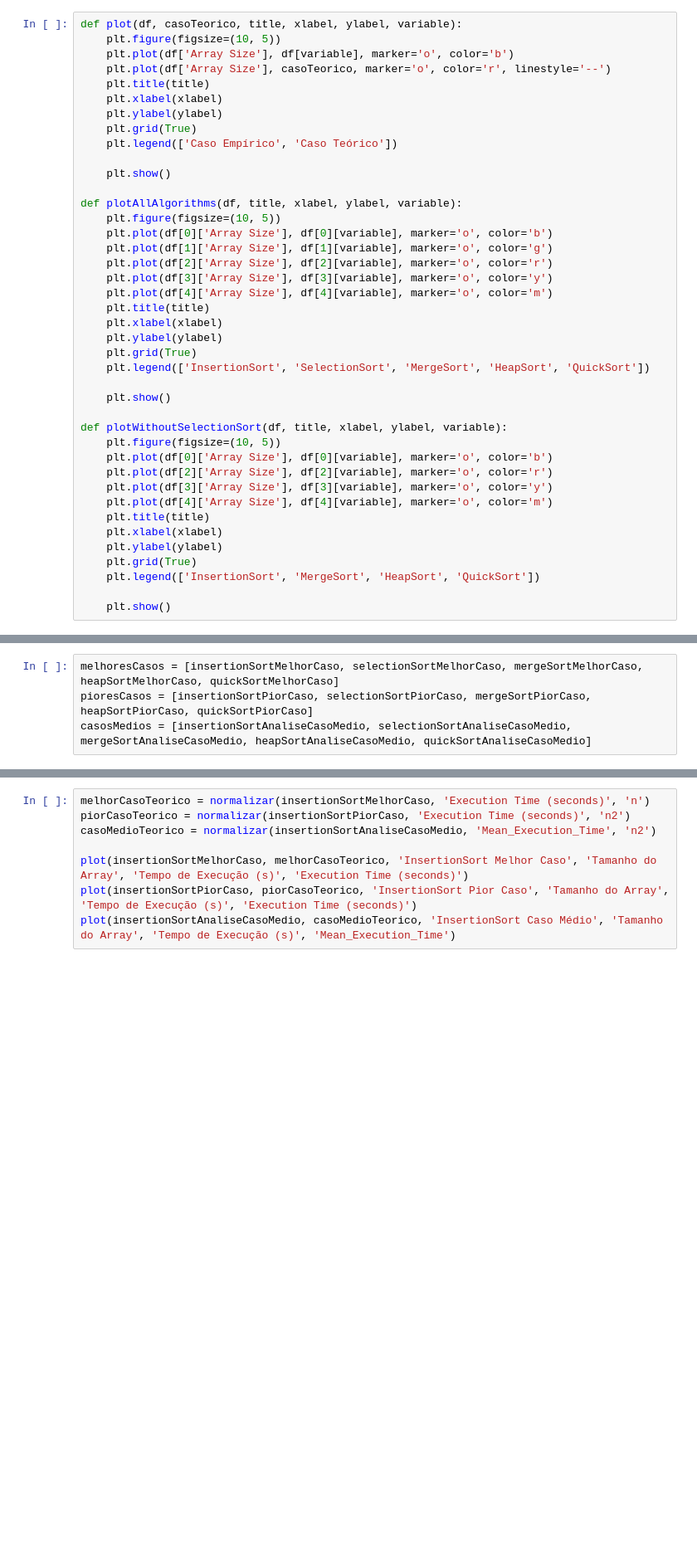
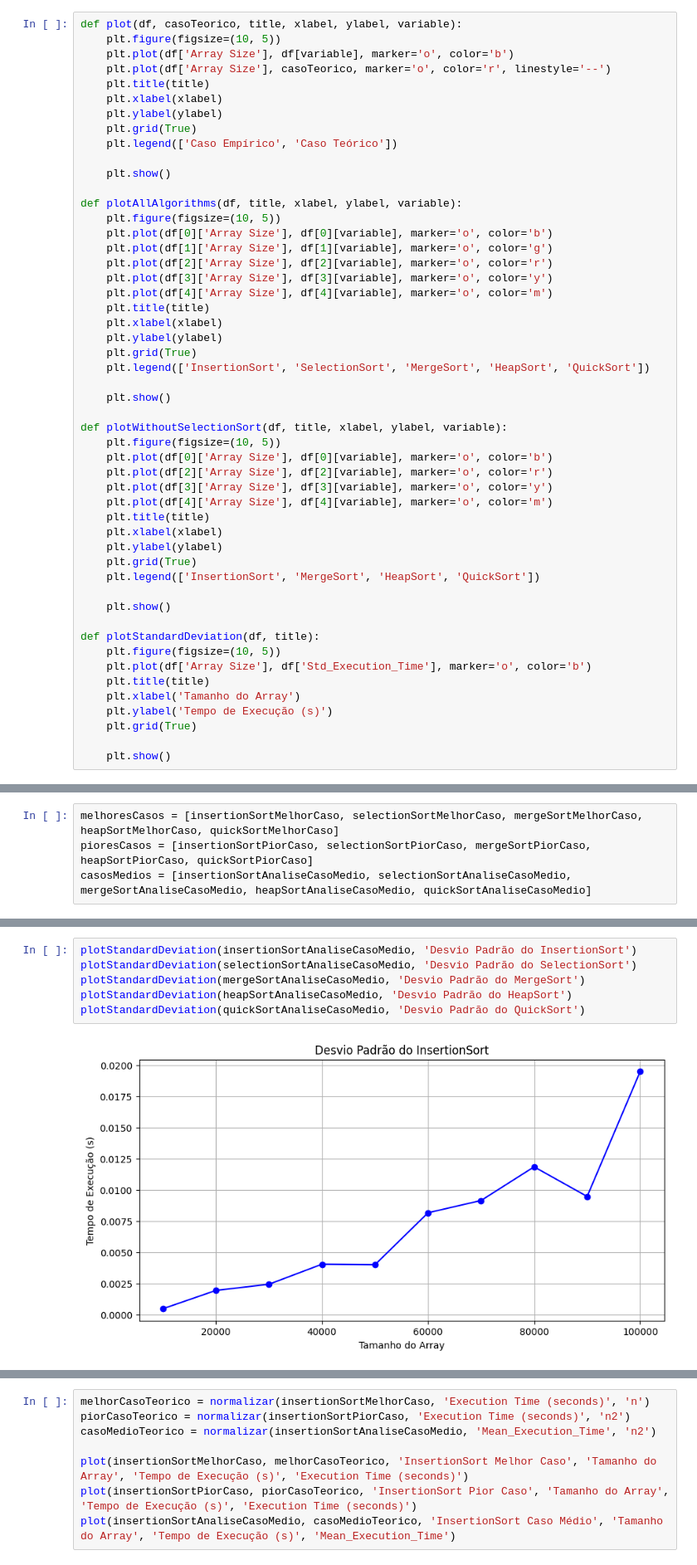
Before and after one commit to HenriqueS1972/Analysis-Sorting-Algorithms, a Jupyter notebook: analysis.ipynb, the cells around one changed output, grey strips where cells are left out. Shown at 83% size. Drawn from its saved outputs; the diff is of its cells as text; blank space fills up the shorter version.

```diff
--- a/analysis.ipynb
+++ b/analysis.ipynb
@@ -58,6 +58,16 @@ def plotWithoutSelectionSort(df, title, xlabel, ylabel, variable):
     plt.legend(['InsertionSort', 'MergeSort', 'HeapSort', 'QuickSort'])
 
     plt.show()
+
+def plotStandardDeviation(df, title):
+    plt.figure(figsize=(10, 5))
+    plt.plot(df['Array Size'], df['Std_Execution_Time'], marker='o', color='b')
+    plt.title(title)
+    plt.xlabel('Tamanho do Array')
+    plt.ylabel('Tempo de Execução (s)')
+    plt.grid(True)
+
+    plt.show()
 # %%
 insertionSortMelhorCaso = pd.read_csv('insertion_sort_melhor_caso.csv')
 insertionSortPiorCaso = pd.read_csv('insertion_sort_pior_caso.csv')
@@ -129,0 +139,8 @@ plotAllAlgorithms(casosMedios, 'Comparação dos Desvios Padrão', 'Tamanho do A
+# %%
+plotStandardDeviation(insertionSortAnaliseCasoMedio, 'Desvio Padrão do InsertionSort')
+plotStandardDeviation(selectionSortAnaliseCasoMedio, 'Desvio Padrão do SelectionSort')
+plotStandardDeviation(mergeSortAnaliseCasoMedio, 'Desvio Padrão do MergeSort')
+plotStandardDeviation(heapSortAnaliseCasoMedio, 'Desvio Padrão do HeapSort')
+plotStandardDeviation(quickSortAnaliseCasoMedio, 'Desvio Padrão do QuickSort')
+# %% [output]
+[figure, added]
```
Also changed, not shown: parts of 2 cells of this notebook, 15 other files.
